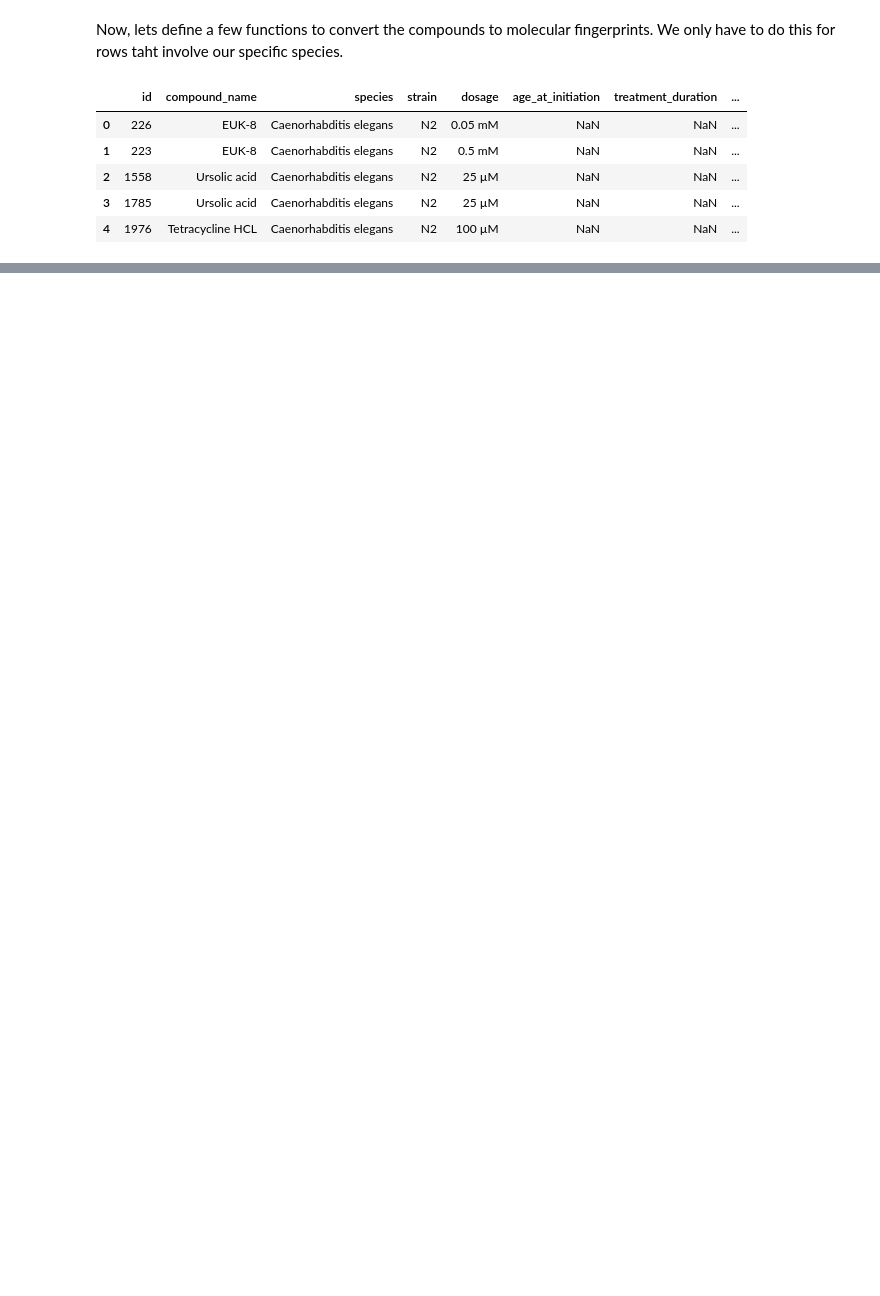
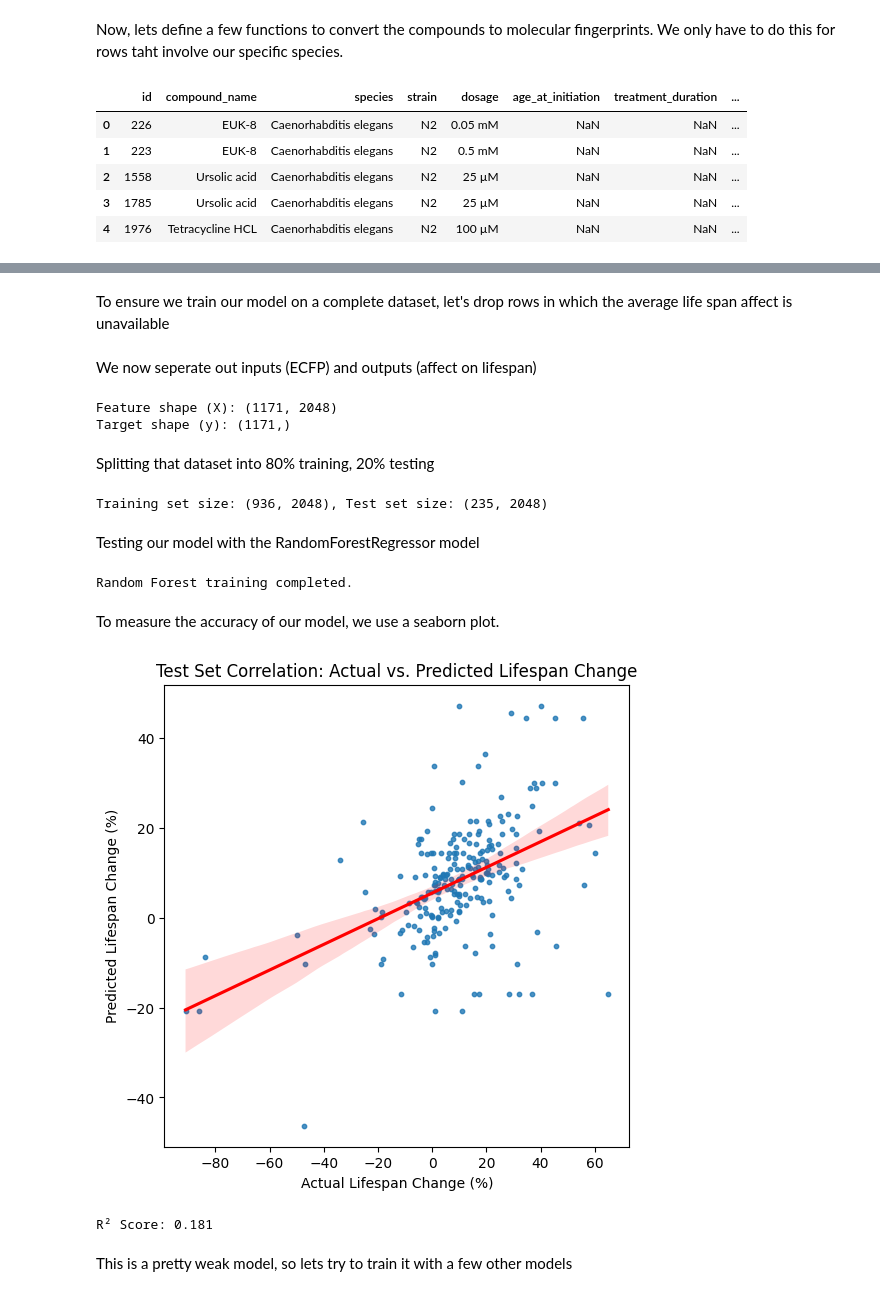
Before and after one commit to yanxue06/ML-Age, a Jupyter notebook: agingV2.ipynb, the cells around one changed output, grey strips where cells are left out. Drawn from its saved outputs; the diff is of its cells as text; code cells hidden in the pictures; blank space fills up the shorter version.

Commit message:
Random Forest Regressor model trained

```diff
--- a/agingV2.ipynb
+++ b/agingV2.ipynb
@@ -169,0 +138,73 @@ Now, with our ECFPs, aggregated features, and grouped species, we can construct
+# %% [markdown]
+To ensure we train our model on a complete dataset, let's drop rows in which the average life span affect is unavailable
+# %%
+# Drop rows with missing target values
+final_df = final_df.dropna(subset=['avg_lifespan_change_percent'])
+# %% [markdown]
+We now seperate out inputs (ECFP) and outputs (affect on lifespan)
+# %%
+import numpy as np
+
+# Convert fingerprint lists into NumPy array for ML compatibility
+X = np.array(final_df['fingerprint'].tolist())
+
+# Use lifespan change as the target variable
+y = final_df['avg_lifespan_change_percent'].values
+
+print(f"Feature shape (X): {X.shape}")
+print(f"Target shape (y): {y.shape}")
+# %% [output]
+Feature shape (X): (1171, 2048)
+Target shape (y): (1171,)
+# %% [markdown]
+Splitting that dataset into 80% training, 20% testing
+# %%
+from sklearn.model_selection import train_test_split
+
+# 80% training, 20% testing
+X_train, X_test, y_train, y_test = train_test_split(X, y, test_size=0.2, random_state=42)
+
+print(f"Training set size: {X_train.shape}, Test set size: {X_test.shape}")
+# %% [output]
+Training set size: (936, 2048), Test set size: (235, 2048)
+# %% [markdown]
+Testing our model with the RandomForestRegressor model
+# %%
+from sklearn.ensemble import RandomForestRegressor
+
+# Initialize the model with 100 trees
+model = RandomForestRegressor(n_estimators=100, random_state=42)
+
+# Train the model
+model.fit(X_train, y_train)
+
+# Make predictions on the test set
+y_pred = model.predict(X_test)
+
+print("Random Forest training completed.")
+# %% [output]
+Random Forest training completed.
+# %% [markdown]
+To measure the accuracy of our model, we use a seaborn plot.
+# %%
+import seaborn as sns
+import matplotlib.pyplot as plt
+
+# Plot correlation between actual and predicted values
+plt.figure(figsize=(6,6))
+sns.regplot(x=y_test, y=y_pred, scatter_kws={'s': 10}, line_kws={'color': 'red'})
+plt.xlabel("Actual Lifespan Change (%)")
+plt.ylabel("Predicted Lifespan Change (%)")
+plt.title("Test Set Correlation: Actual vs. Predicted Lifespan Change")
+plt.show()
+# %% [output]
+[figure, added]
+# %%
+from sklearn.metrics import r2_score
+
+r2 = r2_score(y_test, y_pred)
+print(f"R² Score: {r2:.3f}")
+# %% [output]
+R² Score: 0.181
+# %% [markdown]
+This is a pretty weak model, so lets try to train it with a few other models
```
Also changed, not shown: parts of 11 cells of this notebook.
